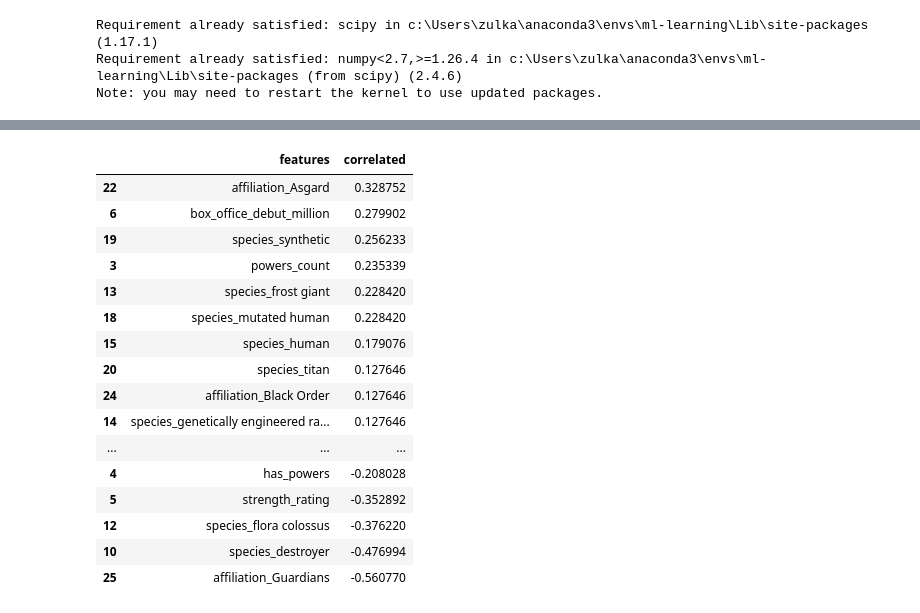
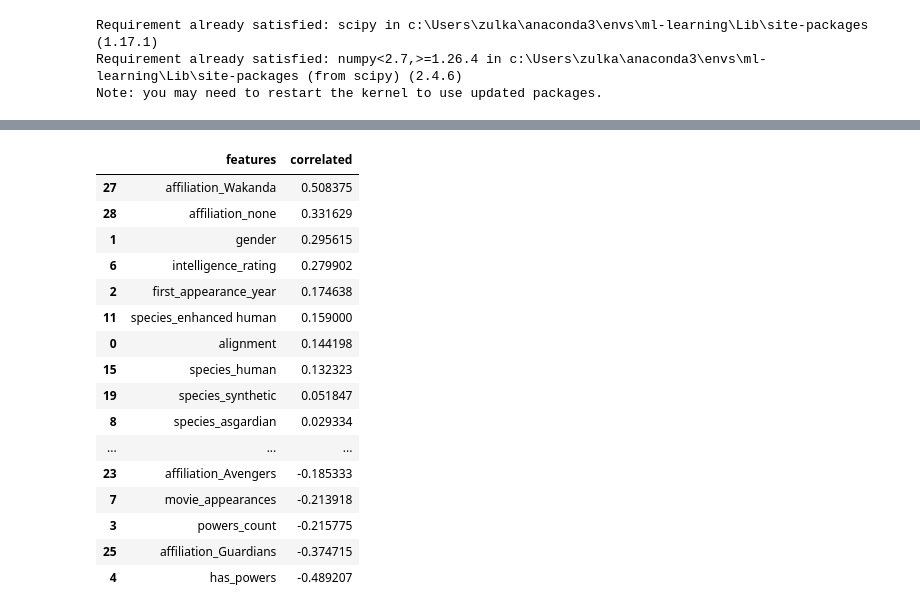
Before and after one commit to ZulkaifAhmad/Mechine-Learning-Practice, a Jupyter notebook: _02_MCU_Project/mcu.ipynb, the cells around one changed output, grey strips where cells are left out. Cells and saved outputs as stored; diff of their text form; code cells hidden in the pictures.

```diff
--- a/_02_MCU_Project/mcu.ipynb
+++ b/_02_MCU_Project/mcu.ipynb
@@ -508,41 +493,48 @@ Index(['name', 'alignment', 'gender', 'first_appearance_year', 'powers_count',
 # %%
 from scipy.stats import pearsonr
 
-targeted_column = df['intelligence_rating']
+# ✅ Fix 1: Use actual column data, not a list
+targeted_column = df['box_office_debut_million']
+
 extract_colums = [ 'alignment', 'gender', 'first_appearance_year', 'powers_count',
        'has_powers', 'strength_rating',
-       'box_office_debut_million', 'movie_appearances', 'species_asgardian',
+       'intelligence_rating', 'movie_appearances', 'species_asgardian',
        'species_cyborg', 'species_destroyer', 'species_enhanced human',
        'species_flora colossus', 'species_frost giant',
        'species_genetically engineered raccoon', 'species_human',
        'species_human-celestial hybrid', 'species_human-kree hybrid',
        'species_mutated human', 'species_synthetic', 'species_titan',
        'species_zehoberei', 'affiliation_Asgard', 'affiliation_Avengers',
        'affiliation_Black Order', 'affiliation_Guardians',
        'affiliation_SHIELD', 'affiliation_Wakanda', 'affiliation_none']
 
+# ✅ Fix 2: Skip non-numeric columns automatically
 coorelation = {
-    col : pearsonr( df[col], targeted_column)[0]
+    col: pearsonr(df[col], targeted_column)[0]
     for col in extract_colums
+    if df[col].dtype != 'object'   # ignore string columns
 }
 
-coorelation_df = pd.DataFrame(list(coorelation.items()), columns=['features' , 'correlated'])
-coorelation_df.sort_values(by='correlated' , ascending=False )
+coorelation_df = pd.DataFrame(list(coorelation.items()), columns=['features', 'correlated'])
+
+coorelation_df = coorelation_df.sort_values(by='correlated', ascending=False)
+
+coorelation_df
 # %% [output]
 |  | features | correlated |
-| 22 | affiliation_Asgard | 0.328752 |
-| 6 | box_office_debut_million | 0.279902 |
-| 19 | species_synthetic | 0.256233 |
-| 3 | powers_count | 0.235339 |
-| 13 | species_frost giant | 0.228420 |
-| 18 | species_mutated human | 0.228420 |
-| 15 | species_human | 0.179076 |
-| 20 | species_titan | 0.127646 |
-| 24 | affiliation_Black Order | 0.127646 |
-| 14 | species_genetically engineered ra... | 0.127646 |
+| 27 | affiliation_Wakanda | 0.508375 |
+| 28 | affiliation_none | 0.331629 |
+| 1 | gender | 0.295615 |
+| 6 | intelligence_rating | 0.279902 |
+| 2 | first_appearance_year | 0.174638 |
+| 11 | species_enhanced human | 0.159000 |
+| 0 | alignment | 0.144198 |
+| 15 | species_human | 0.132323 |
+| 19 | species_synthetic | 0.051847 |
+| 8 | species_asgardian | 0.029334 |
 | ... | ... | ... |
-| 4 | has_powers | -0.208028 |
-| 5 | strength_rating | -0.352892 |
-| 12 | species_flora colossus | -0.376220 |
-| 10 | species_destroyer | -0.476994 |
-| 25 | affiliation_Guardians | -0.560770 |
+| 23 | affiliation_Avengers | -0.185333 |
+| 7 | movie_appearances | -0.213918 |
+| 3 | powers_count | -0.215775 |
+| 25 | affiliation_Guardians | -0.374715 |
+| 4 | has_powers | -0.489207 |
```
Also changed, not shown: parts of 4 cells of this notebook, 1 other file.
